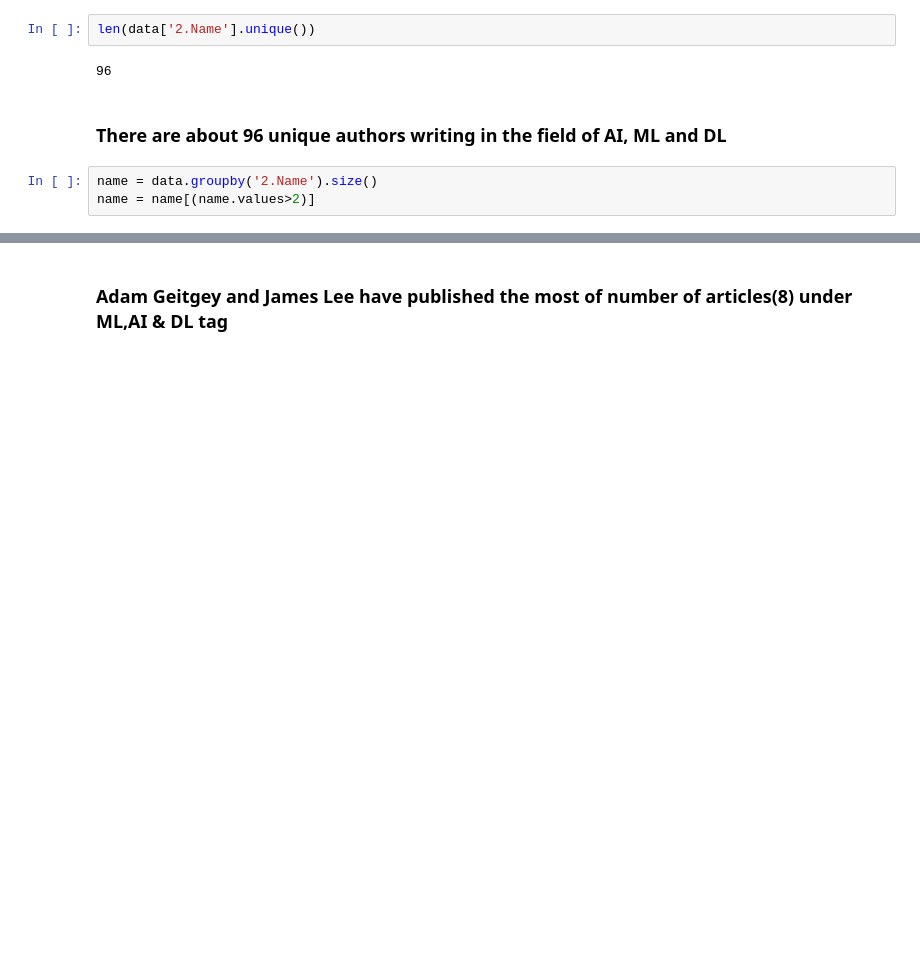
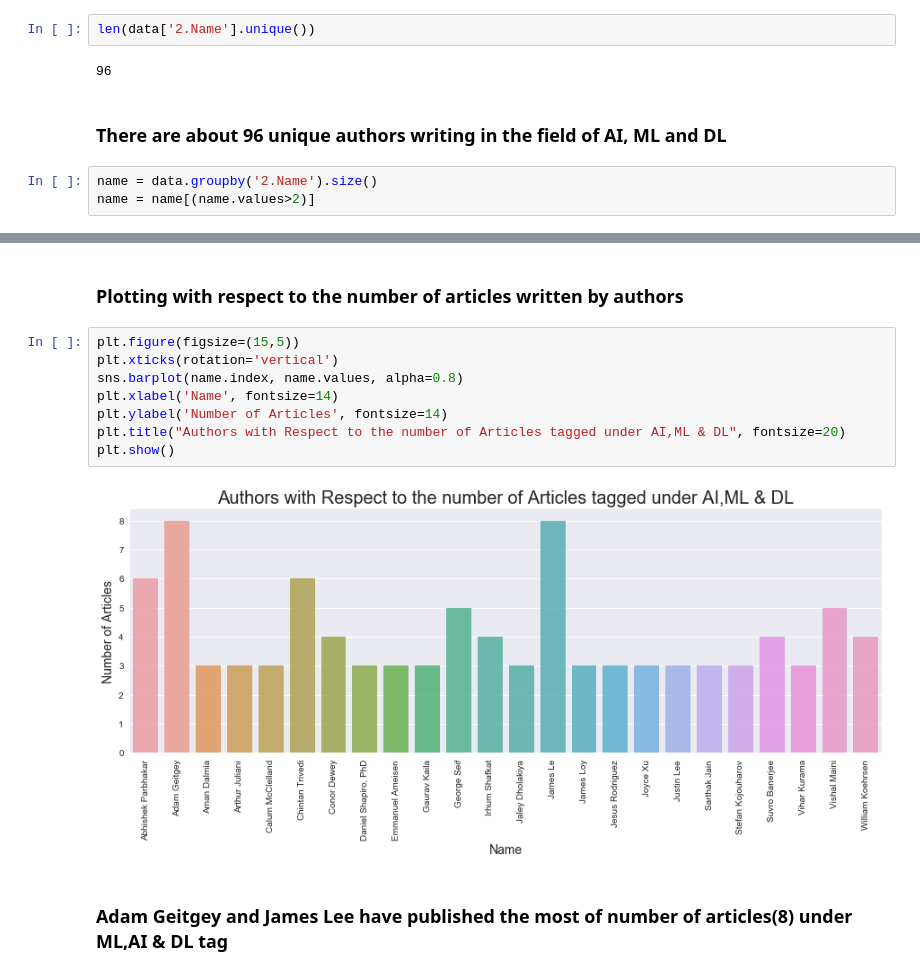
Before and after one commit to Sangarshanan/webscraping-and-analysis-of-medium-articles, a Jupyter notebook: Analysis of the data.ipynb, the cells around one changed output, grey strips where cells are left out. Cells and saved outputs as stored; diff of their text form; blank space fills up the shorter version.

```diff
--- a/Analysis of the data.ipynb
+++ b/Analysis of the data.ipynb
@@ -62,3 +51,15 @@ py.iplot(fig, filename = "murd")
+# %% [markdown]
+### Plotting with respect to the number of articles written by authors
+# %%
+plt.figure(figsize=(15,5))
+plt.xticks(rotation='vertical')
+sns.barplot(name.index, name.values, alpha=0.8)
+plt.xlabel('Name', fontsize=14)
+plt.ylabel('Number of Articles', fontsize=14)
+plt.title("Authors with Respect to the number of Articles tagged under AI,ML & DL", fontsize=20)
+plt.show()
+# %% [output]
+[figure, added]
 # %% [markdown]
 ### Adam Geitgey and James Lee have published the most of number of articles(8) under ML,AI & DL tag
 # %%
```
Also changed, not shown: parts of 59 cells of this notebook.
